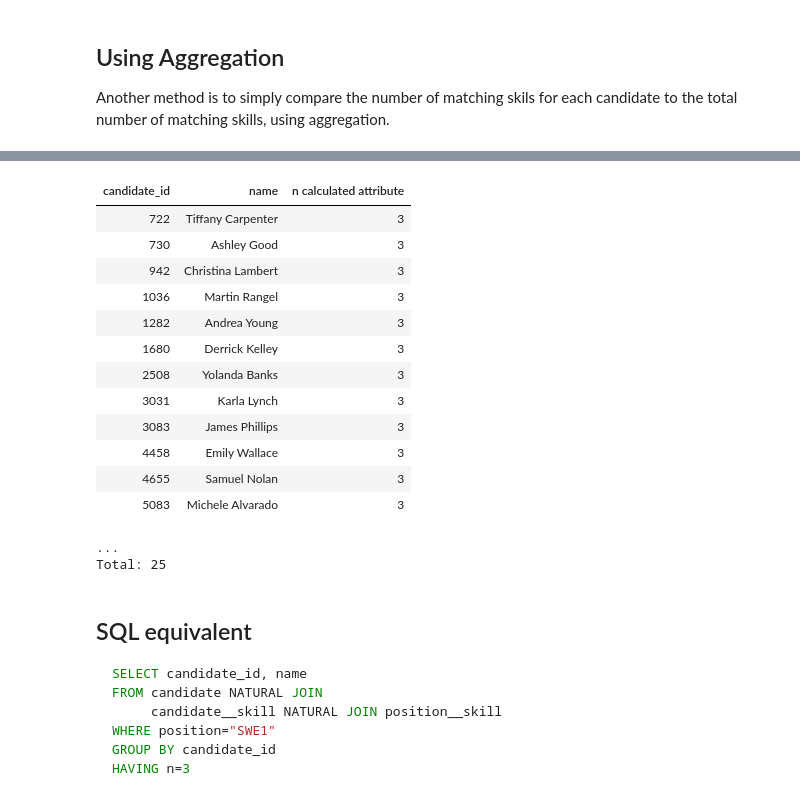
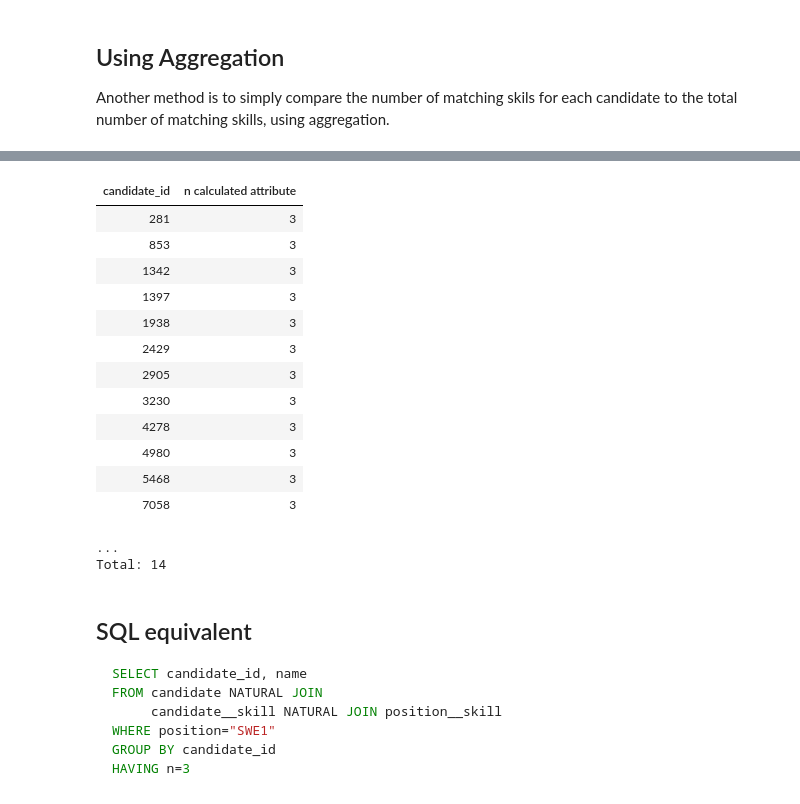
Before and after one commit to dimitri-yatsenko/Database-Systems-for-Data-Science, a Jupyter notebook: notebooks/Relational-Division.ipynb, the cells around one changed output, grey strips where cells are left out. Saved outputs shown, nothing was run; the diff lists cells and outputs as text; code cells hidden in the pictures.

```diff
--- a/notebooks/Relational-Division.ipynb
+++ b/notebooks/Relational-Division.ipynb
@@ -321,25 +285,25 @@ Another method is to simply compare the number of matching skils for each candid
 # %%
 qualified = Candidate.aggr(
     Candidate.Skill * Position.Skill & {'position': "SWE1"},
-    'name', n='count(skill)') & 'n=3'
+     n='count(skill)') & 'n=3'
 
 qualified
 # %% [output]
-| candidate_id | name | n calculated attribute |
-| 722 | Tiffany Carpenter | 3 |
-| 730 | Ashley Good | 3 |
-| 942 | Christina Lambert | 3 |
-| 1036 | Martin Rangel | 3 |
-| 1282 | Andrea Young | 3 |
-| 1680 | Derrick Kelley | 3 |
-| 2508 | Yolanda Banks | 3 |
-| 3031 | Karla Lynch | 3 |
-| 3083 | James Phillips | 3 |
-| 4458 | Emily Wallace | 3 |
-| 4655 | Samuel Nolan | 3 |
-| 5083 | Michele Alvarado | 3 |
+| candidate_id | n calculated attribute |
+| 281 | 3 |
+| 853 | 3 |
+| 1342 | 3 |
+| 1397 | 3 |
+| 1938 | 3 |
+| 2429 | 3 |
+| 2905 | 3 |
+| 3230 | 3 |
+| 4278 | 3 |
+| 4980 | 3 |
+| 5468 | 3 |
+| 7058 | 3 |
 ...
-Total: 25
+Total: 14
 # %% [markdown]
 ## SQL equivalent
 
```
Also changed, not shown: parts of 21 cells of this notebook, 1 other file.
